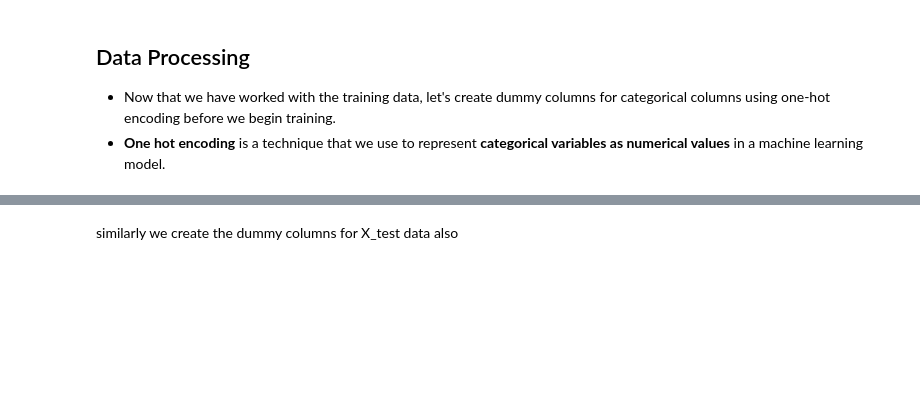
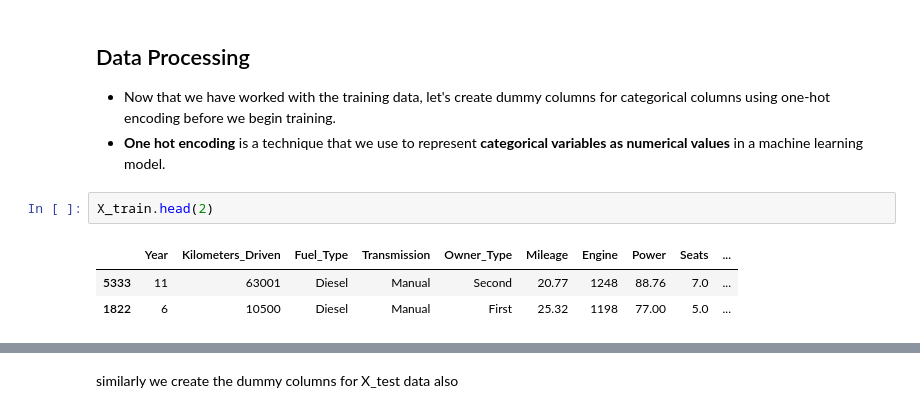
Before and after one commit to MsHegde-code/used-vehicle-price-prediction-data-science, a Jupyter notebook: usedCarPricePrediction.ipynb, the cells around one changed output, grey strips where cells are left out. Cells and saved outputs as stored; diff of their text form; blank space fills up the shorter version.

```diff
--- a/usedCarPricePrediction.ipynb
+++ b/usedCarPricePrediction.ipynb
@@ -448,6 +448,12 @@ ax.set_xticks([1000,5000,10000, 20000, 50000,100000, 200000])
 
 * Now that we have worked with the training data, let's create dummy columns for categorical columns using one-hot encoding before we begin training.
 * **One hot encoding** is a technique that we use to represent **categorical variables as numerical values** in a machine learning model.
+# %%
+X_train.head(2)
+# %% [output]
+|  | Year | Kilometers_Driven | Fuel_Type | Transmission | Owner_Type | Mileage | Engine | Power | Seats | ... |
+| 5333 | 11 | 63001 | Diesel | Manual | Second | 20.77 | 1248 | 88.76 | 7.0 | ... |
+| 1822 | 6 | 10500 | Diesel | Manual | First | 25.32 | 1198 | 77.00 | 5.0 | ... |
 # %%
 X_train = pd.get_dummies(X_train,
                          columns = ["Manufacturer", "Fuel_Type", "Transmission", "Owner_Type"],
```
Also changed, not shown: parts of 14 cells of this notebook.
